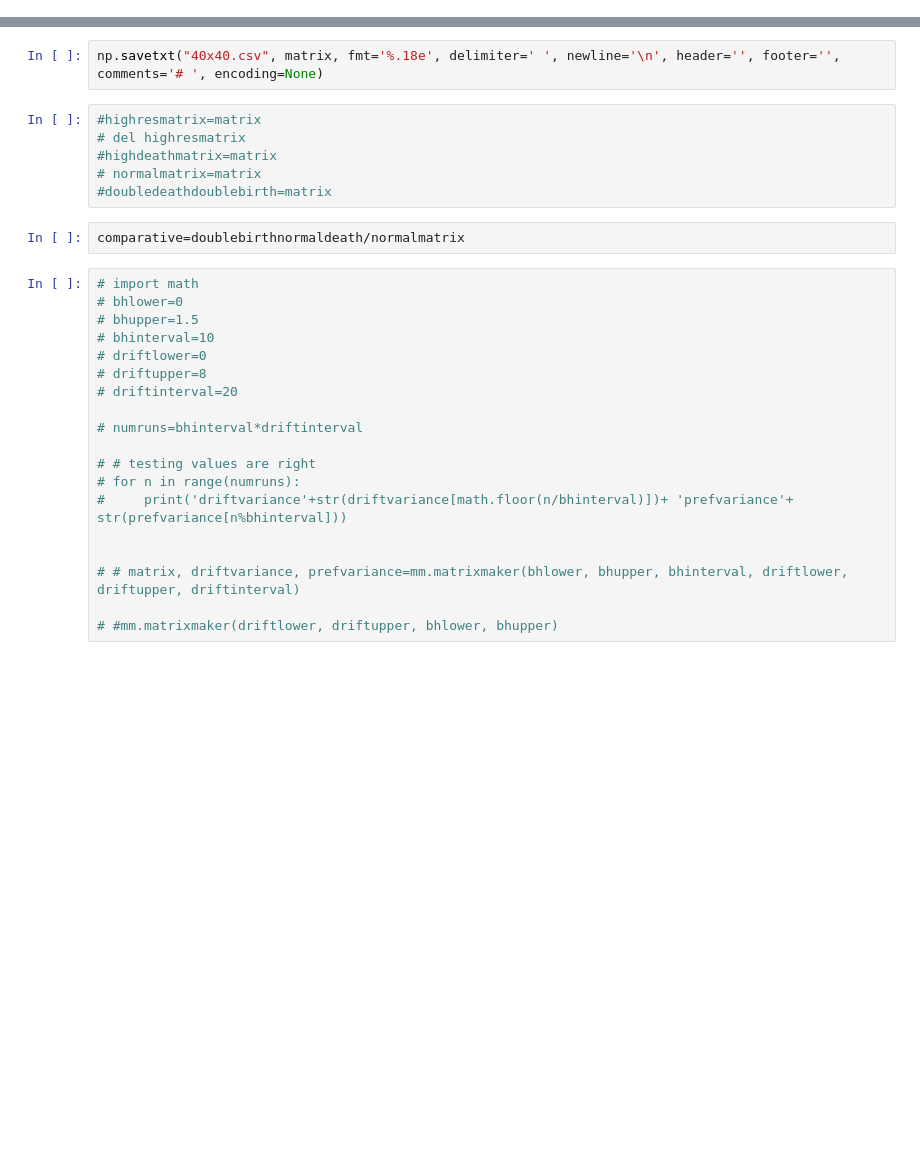
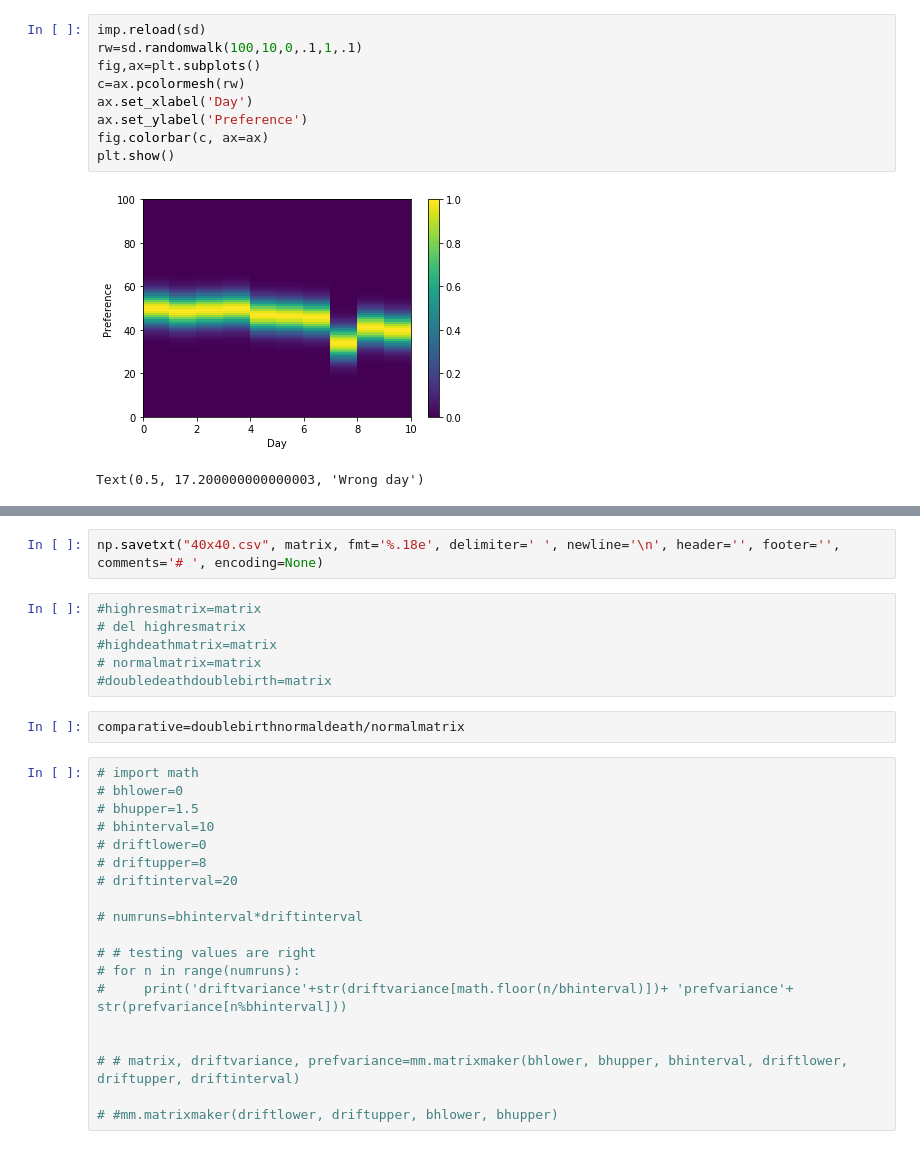
Before and after one commit to ryantmaloney/Simplified-Drift-Modeling, a Jupyter notebook: driftmodeling.ipynb, the cells around one changed output, grey strips where cells are left out. Drawn from its saved outputs; the diff is of its cells as text; blank space fills up the shorter version.

```diff
--- a/driftmodeling.ipynb
+++ b/driftmodeling.ipynb
@@ -4,0 +14,12 @@ imp.reload(sd)
+# %%
+imp.reload(sd)
+rw=sd.randomwalk(100,10,0,.1,1,.1)
+fig,ax=plt.subplots()
+c=ax.pcolormesh(rw)
+ax.set_xlabel('Day')
+ax.set_ylabel('Preference')
+fig.colorbar(c, ax=ax)
+plt.show()
+# %% [output]
+[figure, added]
+Text(0.5, 17.200000000000003, 'Wrong day')
```
Also changed, not shown: parts of 13 cells of this notebook, 2 other files.
